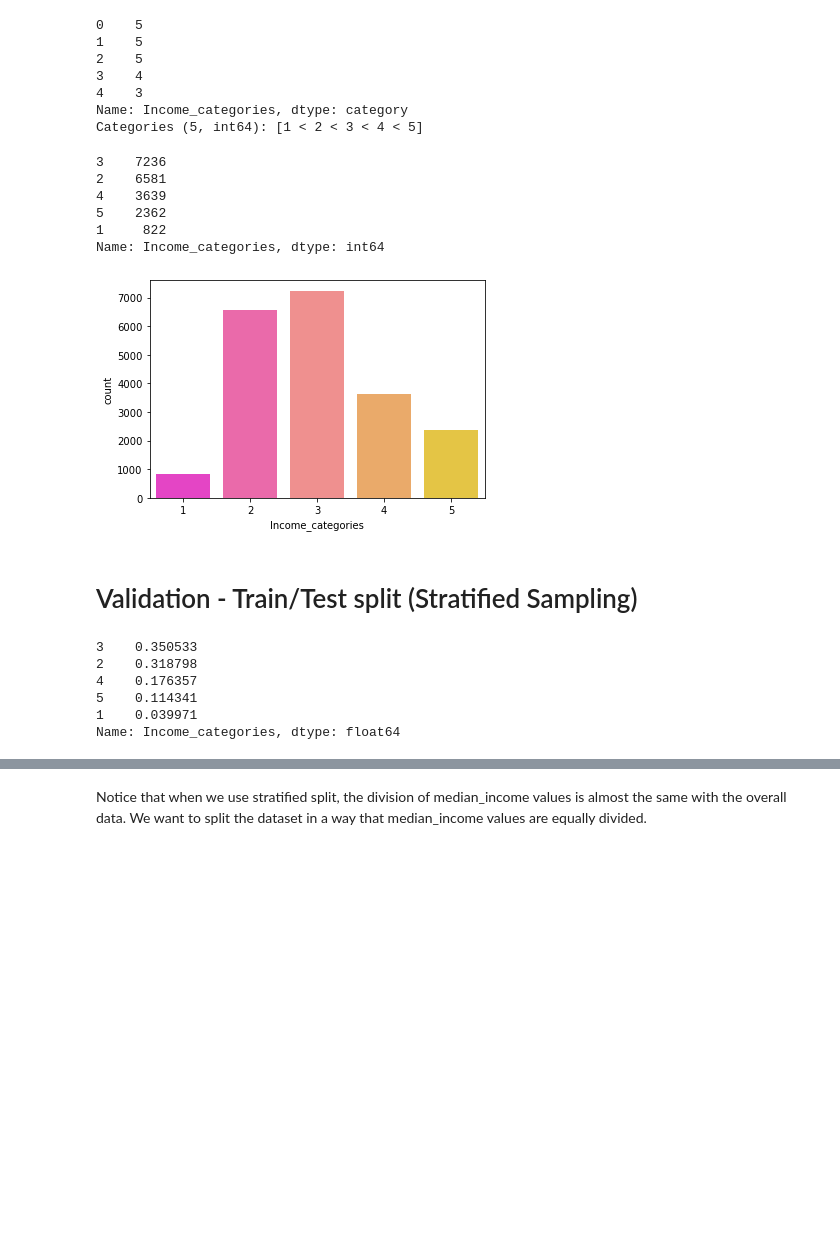
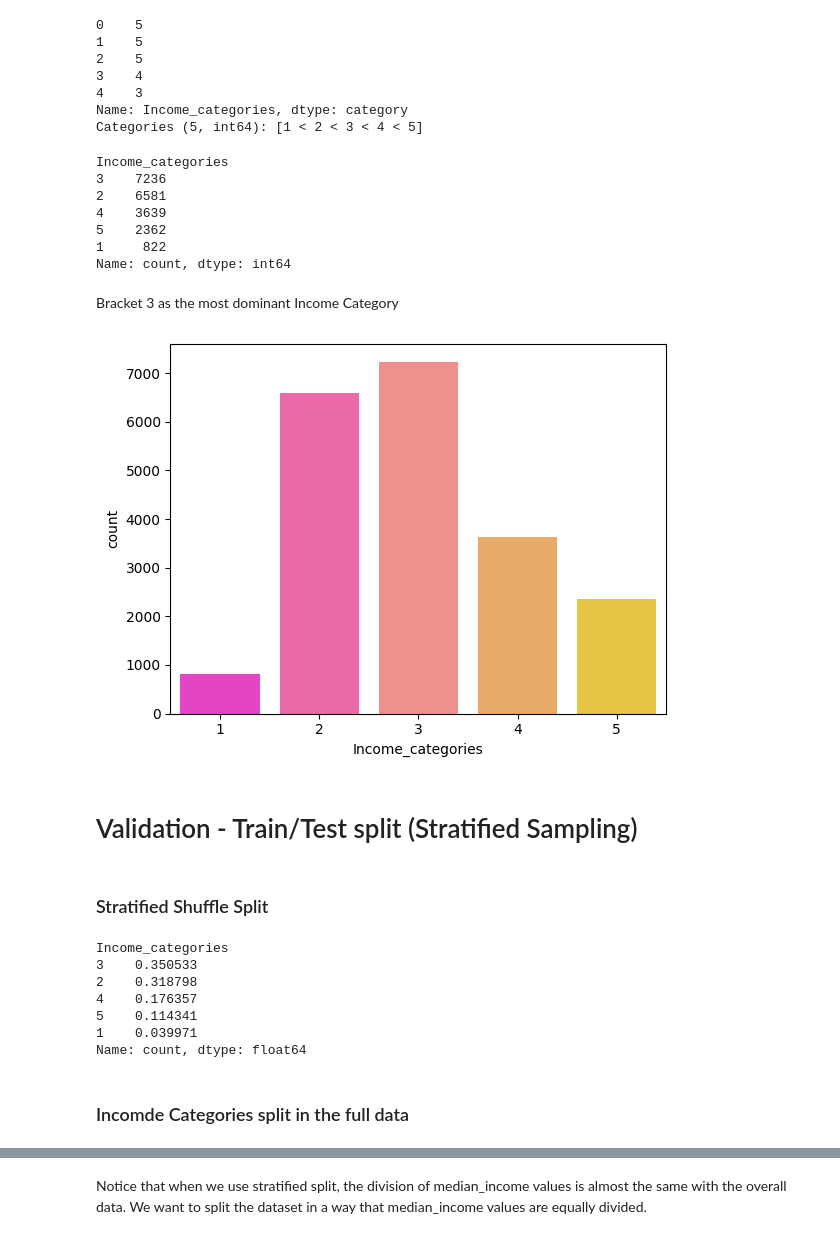
Before and after one commit to Kousei14/Regression-model-using-California-housing-dataset-for-house-price-prediction, a Jupyter notebook: California Housing (EDA) - Predict House Prices.ipynb, the cells around one changed output, grey strips where cells are left out. Saved outputs shown, nothing was run; the diff lists cells and outputs as text; code cells hidden in the pictures; blank space fills up the shorter version.

```diff
--- a/California Housing (EDA) - Predict House Prices.ipynb
+++ b/California Housing (EDA) - Predict House Prices.ipynb
@@ -6,8 +6,14 @@ import numpy as np
 import matplotlib.pyplot as plt
 import seaborn as sns
 %matplotlib inline
+import warnings
 
-data = pd.read_csv('C:/Users/Randy/Downloads/archive/housing.csv')
+warnings.filterwarnings('ignore')
+warnings.simplefilter(action='ignore', category=UserWarning)
+warnings.simplefilter(action='ignore', category=FutureWarning)
+pd.options.mode.chained_assignment = None
+
+data = pd.read_csv('C:/Users/kgonzales21/Downloads/IE things/IE things/Datasets/California Housing Dataset.csv')
 data.head()
 # %% [output]
 |  | longitude | latitude | housing_median_age | total_rooms | total_bedrooms | population | households | ... |
@@ -137,19 +137,24 @@ Categories (5, int64): [1 < 2 < 3 < 4 < 5]
 # %%
 data['Income_categories'].value_counts()
 # %% [output]
+Income_categories
 3    7236
 2    6581
 4    3639
 5    2362
 1     822
-Name: Income_categories, dtype: int64
+Name: count, dtype: int64
+# %% [markdown]
+Bracket 3 as the most dominant Income Category
 # %%
-sns.countplot('Income_categories', data=data, palette='spring')
+sns.countplot(x='Income_categories', data=data, palette='spring')
 plt.show()
 # %% [output]
-[figure, old version]
+[figure, new version]
 # %% [markdown]
 # Validation - Train/Test split (Stratified Sampling)
+# %% [markdown]
+### Stratified Shuffle Split
 # %%
 from sklearn.model_selection import StratifiedShuffleSplit
 
@@ -161,11 +166,14 @@ for train_index, test_index in split.split(data, data['Income_categories']):
 stratified = strat_test_set['Income_categories'].value_counts() / len(strat_test_set)
 stratified
 # %% [output]
+Income_categories
 3    0.350533
 2    0.318798
 4    0.176357
 5    0.114341
 1    0.039971
-Name: Income_categories, dtype: float64
+Name: count, dtype: float64
+# %% [markdown]
+### Incomde Categories split in the full data
 # %%
 Overall = data['Income_categories'].value_counts() / len(data)
```
Also changed, not shown: parts of 31 cells of this notebook, 6 other files.
